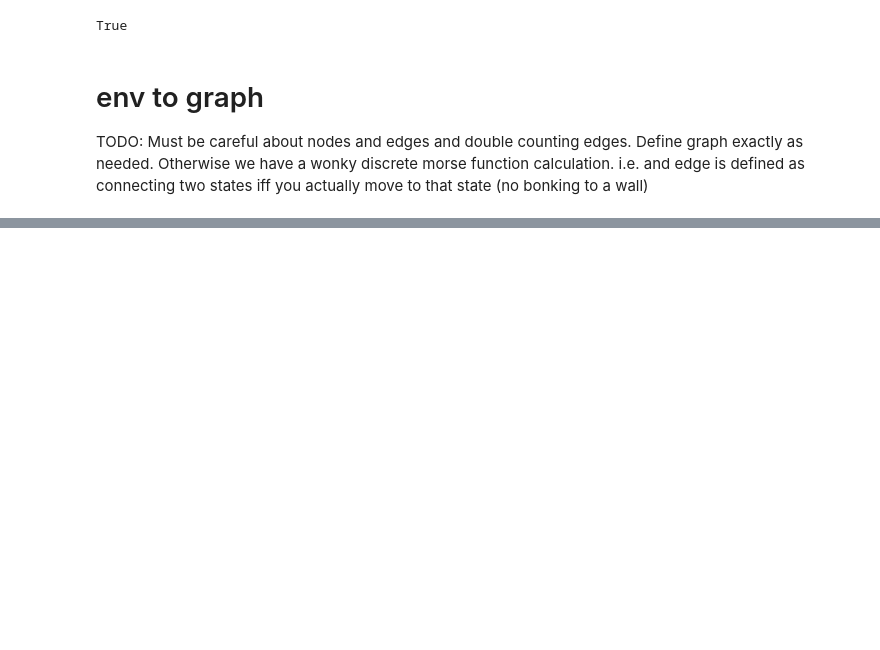
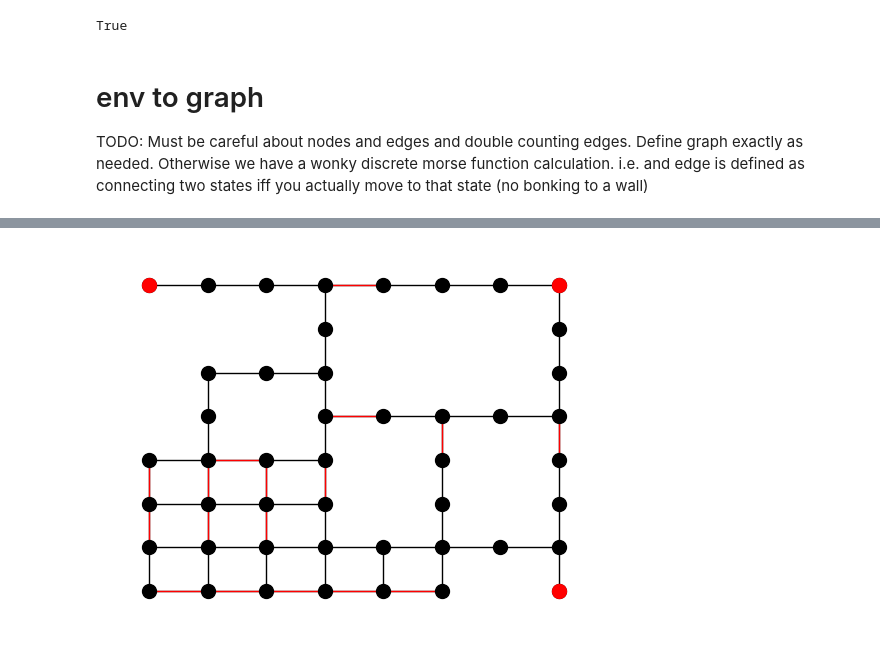
Before and after one commit to jsseely/rl-dmt, a Jupyter notebook: notebooks/dmt.ipynb, the cells around one changed output, grey strips where cells are left out. Cells and saved outputs as stored; diff of their text form; code cells hidden in the pictures; blank space fills up the shorter version.

```diff
--- a/notebooks/dmt.ipynb
+++ b/notebooks/dmt.ipynb
@@ -264,25 +147,26 @@ def classify_simplices(G):
 
     # Function to classify nodes
     for node, data in G.nodes(data=True):
-        node_value = data["node_value"]
+        node_value = -data["node_value"]  # take negative of value fn to get morse fn
         edges = G.edges(node, data=True)
         exception_count = sum(
-            edge_data["edge_value"] < node_value for _, _, edge_data in edges
-        )
+            -edge_data["edge_value"] <= node_value for _, _, edge_data in edges
+        )  # take negative of edge value to get morse fn
 
         if exception_count == 0:
             critical_nodes.append(node)
         elif exception_count == 1:
             regular_nodes.append(node)
         else:
+            print(node, data, exception_count)
             return None, None, None, None  # Not a discrete Morse function
 
     # Function to classify edges
     for edge in G.edges(data=True):
-        edge_value = edge[2]["edge_value"]
+        edge_value = -edge[2]["edge_value"]
         faces = [edge[0], edge[1]]
         exception_count = sum(
-            G.nodes[face]["node_value"] > edge_value for face in faces
+            -G.nodes[face]["node_value"] >= edge_value for face in faces
         )
 
         if exception_count == 0:
@@ -290,20 +174,7 @@ def classify_simplices(G):
         elif exception_count == 1:
             regular_edges.append(edge)
         else:
+            print(edge, edge_value, exception_count)
             return None, None, None, None  # Not a discrete Morse function
 
     return critical_nodes, regular_nodes, critical_edges, regular_edges
-
-
-# Run the classification function
-critical_nodes, regular_nodes, critical_edges, regular_edges = classify_simplices(G)
-
-# Check if it's a discrete Morse function and print the results
-if critical_nodes is not None:
-    print("Discrete Morse function found")
-    print("Critical Nodes:", critical_nodes)
-    print("Regular Nodes:", regular_nodes)
-    print("Critical Edges:", critical_edges)
-    print("Regular Edges:", regular_edges)
-else:
-    print("Not a discrete Morse function")
@@ -359,0 +224,21 @@ agent.plot_best_action_q_values()
+# %%
+def visualize_graph(G, env, critical_nodes, critical_edges):
+    # Get node positions from env._state_to_grid
+    pos = {state: env._state_to_grid[state] for state in G.nodes}
+
+    # Create a figure and axis
+    fig, ax = plt.subplots()
+
+    # Draw the graph
+    nx.draw(G, pos, with_labels=False, node_color="black", node_size=100, ax=ax)
+
+    # Highlight critical nodes and edges in red
+    nx.draw_networkx_nodes(G, pos, nodelist=critical_nodes, node_color="red", node_size=100, ax=ax)
+    nx.draw_networkx_edges(G, pos, edgelist=critical_edges, edge_color="red", ax=ax)
+
+    # Show the plot
+    plt.show()
+# %%
+visualize_graph(G, env, critical_nodes, critical_edges)
+# %% [output]
+[figure, added]
```
Also changed, not shown: parts of 21 cells of this notebook, 2 other files.
